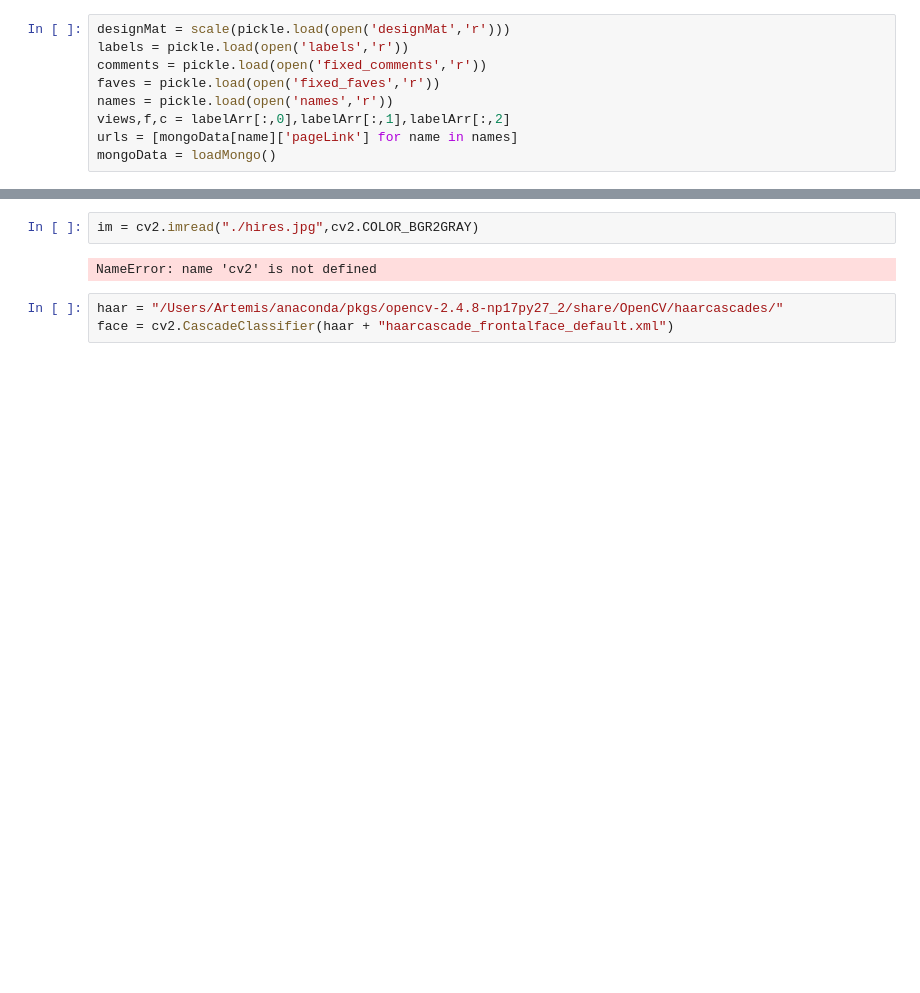
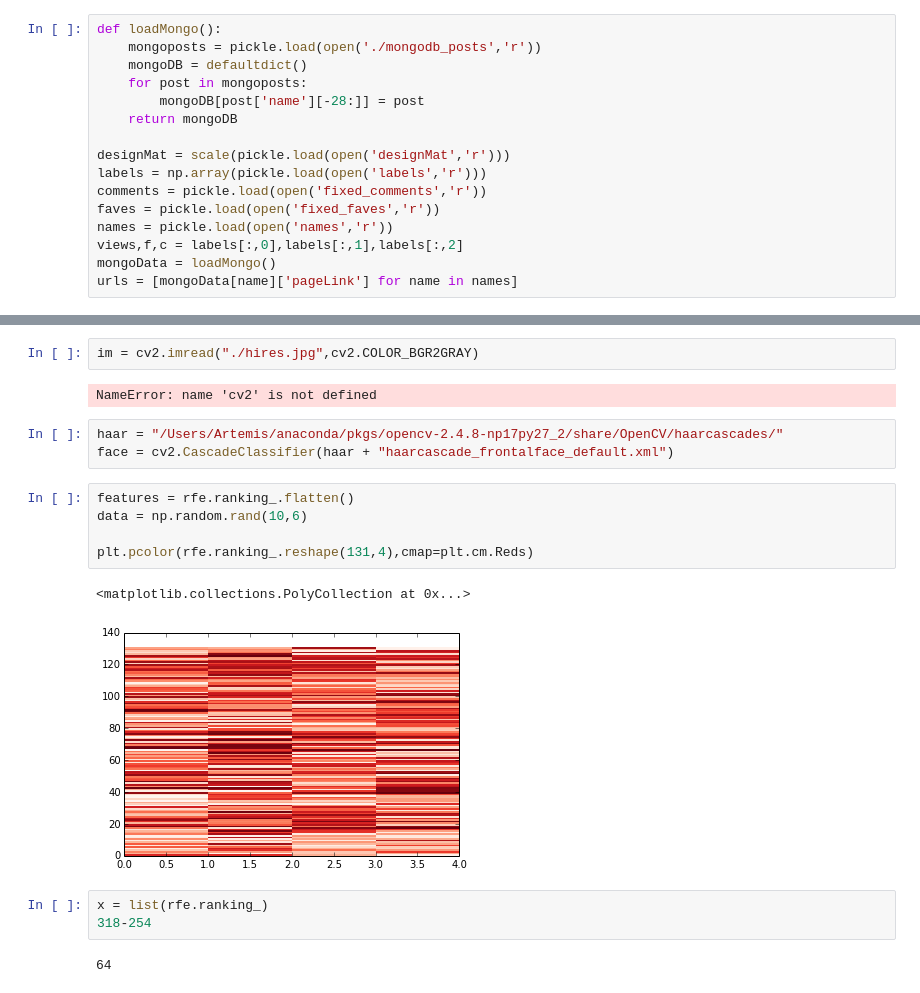
Before and after one commit to 100kristine/AestheticPortraits, a Jupyter notebook: classification.ipynb, the cells around one changed output, grey strips where cells are left out. Cells and saved outputs as stored; diff of their text form; blank space fills up the shorter version.

Commit message:
Adding chart making info

```diff
--- a/classification.ipynb
+++ b/classification.ipynb
@@ -21,14 +21,21 @@ from cv2 import imwrite
 import matplotlib.pyplot as plt
 from operator import itemgetter
 # %%
+def loadMongo():
+    mongoposts = pickle.load(open('./mongodb_posts','r'))
+    mongoDB = defaultdict()
+    for post in mongoposts:
+        mongoDB[post['name'][-28:]] = post
+    return mongoDB
+
 designMat = scale(pickle.load(open('designMat','r')))
-labels = pickle.load(open('labels','r'))
+labels = np.array(pickle.load(open('labels','r')))
 comments = pickle.load(open('fixed_comments','r'))
 faves = pickle.load(open('fixed_faves','r'))
 names = pickle.load(open('names','r'))
-views,f,c = labelArr[:,0],labelArr[:,1],labelArr[:,2]
+views,f,c = labels[:,0],labels[:,1],labels[:,2]
+mongoData = loadMongo()
 urls = [mongoData[name]['pageLink'] for name in names]
-mongoData = loadMongo()
 # %%
 def updateAll(designMat,comments,faves,names,urls,views):
     newComments,newFaves,newNames,newUrls,newViews = [],[],[],[],[]
@@ -401,3 +278,16 @@ NameError: name 'cv2' is not defined
 # %%
 haar = "/Users/Artemis/anaconda/pkgs/opencv-2.4.8-np17py27_2/share/OpenCV/haarcascades/"
 face = cv2.CascadeClassifier(haar + "haarcascade_frontalface_default.xml")
+# %%
+features = rfe.ranking_.flatten()
+data = np.random.rand(10,6)
+
+plt.pcolor(rfe.ranking_.reshape(131,4),cmap=plt.cm.Reds)
+# %% [output]
+<matplotlib.collections.PolyCollection at 0x...>
+[figure, added]
+# %%
+x = list(rfe.ranking_)
+318-254
+# %% [output]
+64
```
Also changed, not shown: parts of 19 cells of this notebook, 1 other file.
